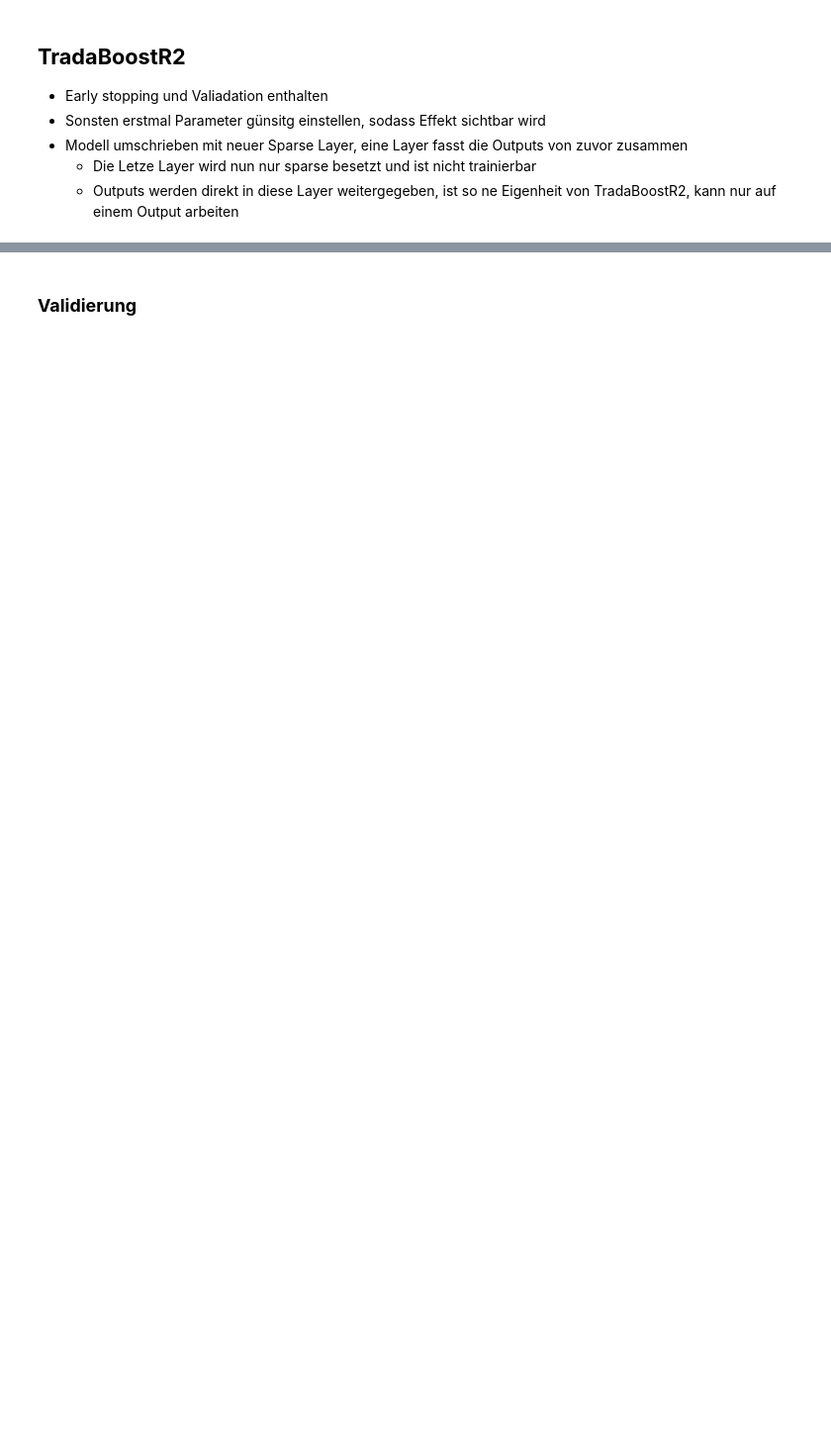
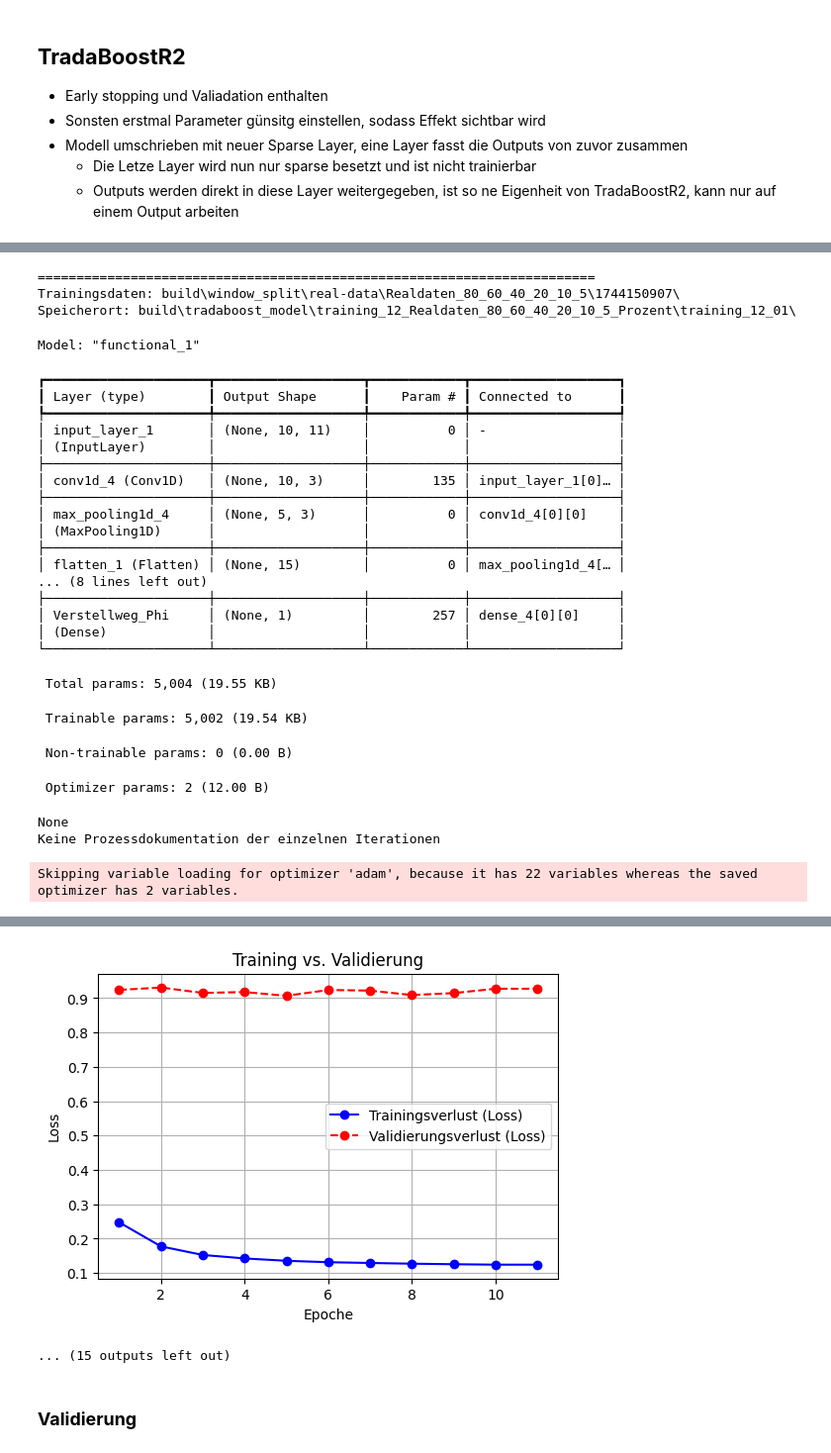
Before and after one commit to dkspindola/adp-machine-learning, a Jupyter notebook: domAdap_TradaBoostR2.ipynb, the cells around one changed output, grey strips where cells are left out. Shown at 99% size. Saved outputs shown, nothing was run; the diff lists cells and outputs as text; code cells hidden in the pictures; blank space fills up the shorter version.

Commit message:
Üble Form aber ist halt so, Validierung ist aber dabei, DIagramme Erstellung automatisch

```diff
--- a/domAdap_TradaBoostR2.ipynb
+++ b/domAdap_TradaBoostR2.ipynb
@@ -505,0 +481,27 @@ domainAdapt_tradaBoostR2_earlystopping(cnn_wrapped=cnn_wrapped,n_estimators_trad
+# %%
+#Trainieren der Modelle
+upper_Directory="build\\window_split\\real-data\\Realdaten_80_60_40_20_10_5"
+subfolder_paths = [
+    os.path.join(upper_Directory, name) +'\\'
+    for name in os.listdir(upper_Directory)
+    if os.path.isdir(os.path.join(upper_Directory, name))
+]
+print(subfolder_paths)
+#Ordner für Modelle erstellen
+base_dir = "build\\tradaboost_model\\training_12_Realdaten_80_60_40_20_10_5_Prozent"  # <-- hier anpassen
+start_index = 1
+end_index = 6
+prefix = "training_12"
+speicherort_modell=[]
+for i in range(start_index, end_index + 1):
+    folder_name = f"{prefix}_{i:02d}"
+    folder_path = os.path.join(base_dir, folder_name)
+    if not os.path.exists(folder_path):
+        os.makedirs(folder_path)
+        print(f"✅ Erstellt: {folder_path}")
+    else:
+        print(f"⏭️ Übersprungen (existiert schon): {folder_path}")
+    speicherort_modell.append(folder_path+"\\")
+print("")
+print(speicherort_modell)
+#Trainieren der Modelle
@@ -505,0 +518,12 @@ domainAdapt_tradaBoostR2_earlystopping(cnn_wrapped=cnn_wrapped,n_estimators_trad
+# %%
+dateipfad_femDaten="build\\window_split\\sim_data_preprocessed\\1744139600\\"
+model_file = "assets\\models\\untrained\\sim_data_preprocessed\\1743665223\\best-model.h5"
+best_learning_rate=0.0005026453831067469
+for idx,(data_path,model_save_path) in enumerate(zip(subfolder_paths, speicherort_modell)):
+    print("========================================================================")
+    print(f"Trainingsdaten: {data_path}")
+    print(f"Speicherort: {model_save_path}")
+    execute_tradaBoostR2_training(with_process_Doku=False,dateipfad_femDaten=dateipfad_femDaten,dateipfad_realDaten=data_path,
+                              model_file=model_file,save_folder=model_save_path,save_filename="best_model",n_estimators_tradaBoostR2=5,learning_rate_tradaBoostR2=1,
+                              learning_rate=best_learning_rate,epochs=10,batch_size=32,patience=10)
+# %% [output]
@@ -505,0 +531,28 @@ domainAdapt_tradaBoostR2_earlystopping(cnn_wrapped=cnn_wrapped,n_estimators_trad
+========================================================================
+Trainingsdaten: build\window_split\real-data\Realdaten_80_60_40_20_10_5\1744150907\
+Speicherort: build\tradaboost_model\training_12_Realdaten_80_60_40_20_10_5_Prozent\training_12_01\
+Model: "functional_1"
+┏━━━━━━━━━━━━━━━━━━━━━┳━━━━━━━━━━━━━━━━━━━┳━━━━━━━━━━━━┳━━━━━━━━━━━━━━━━━━━┓
+┃ Layer (type)        ┃ Output Shape      ┃    Param # ┃ Connected to      ┃
+┡━━━━━━━━━━━━━━━━━━━━━╇━━━━━━━━━━━━━━━━━━━╇━━━━━━━━━━━━╇━━━━━━━━━━━━━━━━━━━┩
+│ input_layer_1       │ (None, 10, 11)    │          0 │ -                 │
+│ (InputLayer)        │                   │            │                   │
+├─────────────────────┼───────────────────┼────────────┼───────────────────┤
+│ conv1d_4 (Conv1D)   │ (None, 10, 3)     │        135 │ input_layer_1[0]… │
+├─────────────────────┼───────────────────┼────────────┼───────────────────┤
+│ max_pooling1d_4     │ (None, 5, 3)      │          0 │ conv1d_4[0][0]    │
+│ (MaxPooling1D)      │                   │            │                   │
+├─────────────────────┼───────────────────┼────────────┼───────────────────┤
+│ flatten_1 (Flatten) │ (None, 15)        │          0 │ max_pooling1d_4[… │
+... (8 lines left out)
+├─────────────────────┼───────────────────┼────────────┼───────────────────┤
+│ Verstellweg_Phi     │ (None, 1)         │        257 │ dense_4[0][0]     │
+│ (Dense)             │                   │            │                   │
+└─────────────────────┴───────────────────┴────────────┴───────────────────┘
+ Total params: 5,004 (19.55 KB)
+ Trainable params: 5,002 (19.54 KB)
+ Non-trainable params: 0 (0.00 B)
+ Optimizer params: 2 (12.00 B)
+None
+Keine Prozessdokumentation der einzelnen Iterationen
+Skipping variable loading for optimizer 'adam', because it has 22 variables whereas the saved optimizer has 2 variables.
@@ -506,3 +579,5 @@ domainAdapt_tradaBoostR2_earlystopping(cnn_wrapped=cnn_wrapped,n_estimators_trad
+[figure, added]
+... (15 outputs left out)
 # %% [markdown]
 ### **Validierung**
 # %%
```
Also changed, not shown: parts of 25 cells of this notebook.
